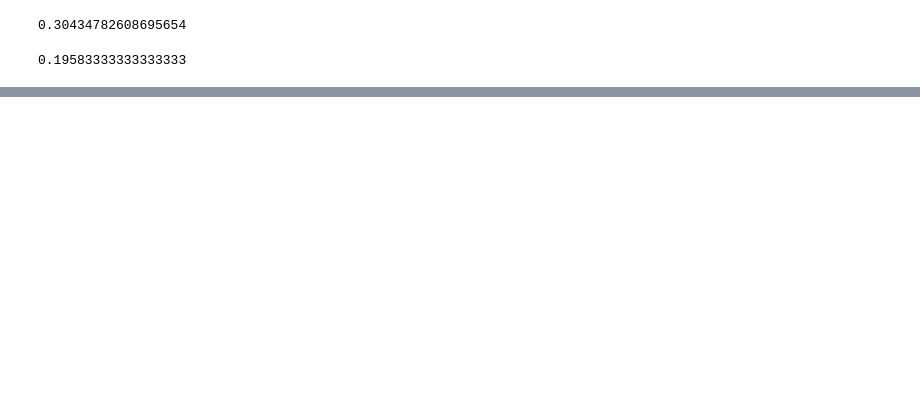
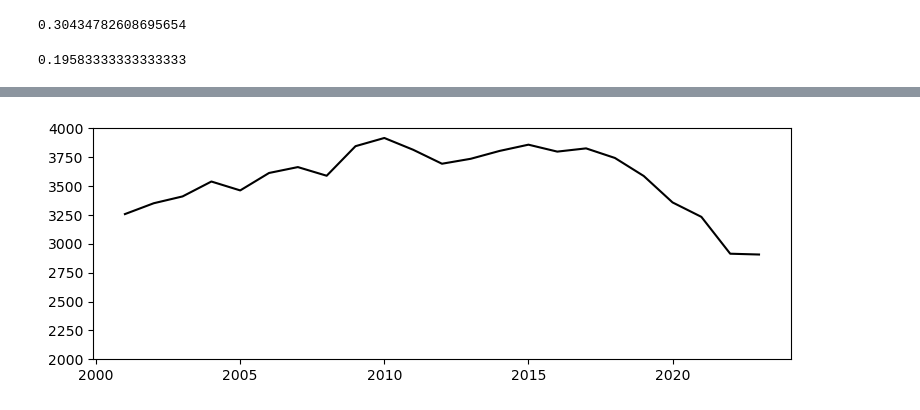
Before and after one commit to mcmcclur/BlogAtMarksMath, a Jupyter notebook: posts/Enrollment/_process/process.ipynb, the cells around one changed output, grey strips where cells are left out. Cells and saved outputs as stored; diff of their text form; code cells hidden in the pictures; blank space fills up the shorter version.

```diff
--- a/posts/Enrollment/_process/process.ipynb
+++ b/posts/Enrollment/_process/process.ipynb
@@ -396,0 +506,8 @@ df_final
+# %%
+plt.plot(df_tidy.Year, df_tidy.enrollment, 'k-')
+ax = plt.gca()
+ax.set_ylim([2000,4000])
+fig = plt.gcf()
+fig.set_size_inches(9,3)
+# %% [output]
+[figure, added]
```
Also changed, not shown: parts of 14 cells of this notebook, 8 other files.
